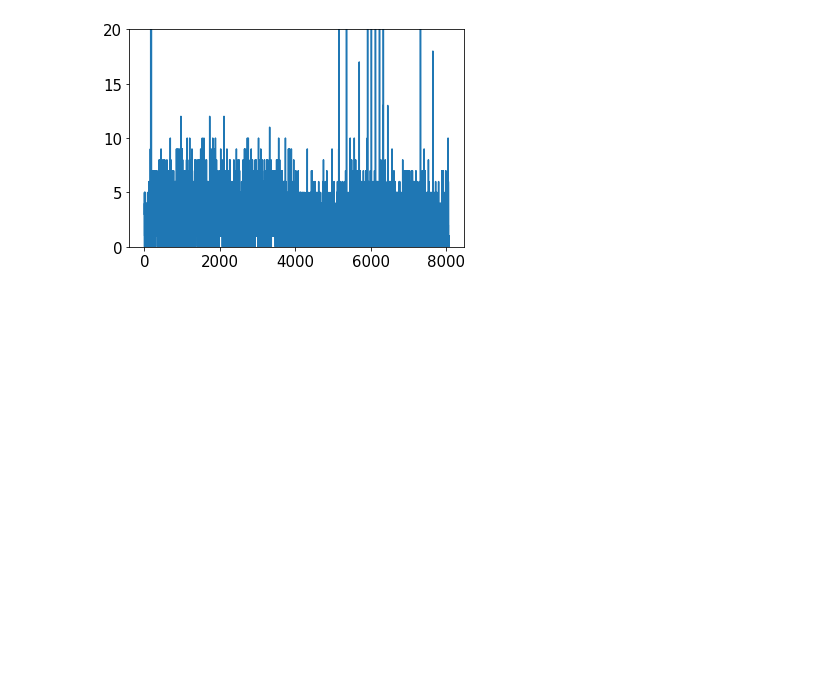
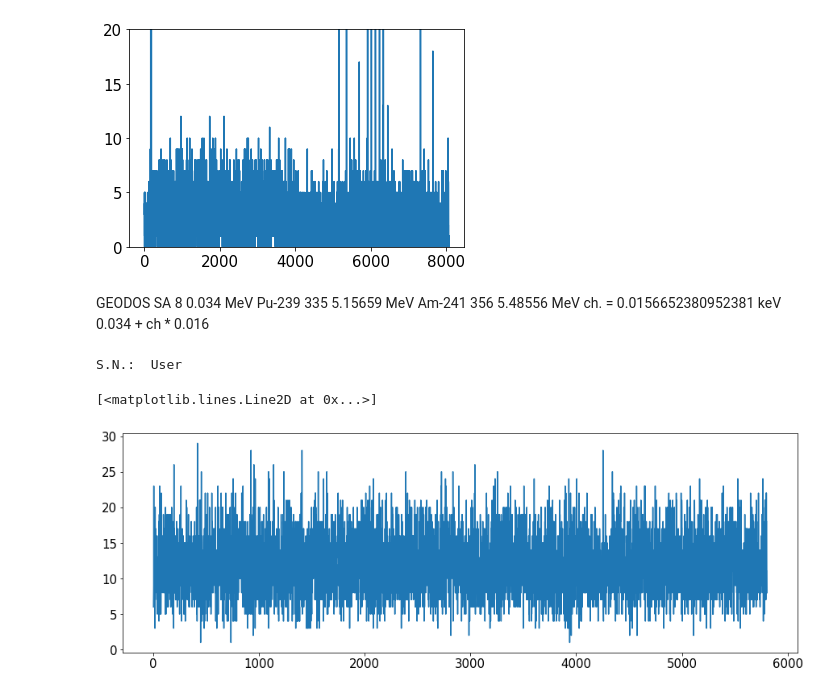
Before and after one commit to UniversalScientificTechnologies/LABDOS01, a Jupyter notebook: notebooks/data-parser.ipynb, the cells around one changed output. Saved outputs shown, nothing was run; the diff lists cells and outputs as text; code cells hidden in the pictures; blank space fills up the shorter version.

```diff
--- a/notebooks/data-parser.ipynb
+++ b/notebooks/data-parser.ipynb
@@ -529,3 +529,35 @@ plt.ylim(0,20)
 # %% [output]
 (0.0, 20.0)
 [figure]
+# %% [markdown]
+GEODOS SA
+8 0.034 MeV
+Pu-239 335 5.15659 MeV
+Am-241 356 5.48556 MeV
+ch. =  0.0156652380952381 keV
+0.034 + ch * 0.016
+# %%
+# Uranium glass
+fto = '/storage/experiments/2023/0301_SA/uranium_glass/0.TXT' #  File to Open
+#fto = '/storage/experiments/2023/0301_SA/PuAm/0.TXT' #  File to Open
+
+l=[]
+l.extend(range(0,505))
+df = pd.read_csv(fto, sep=',', header=None, names=l, comment='*', low_memory=False)#,engine='python' )
+df = df.reset_index(drop=True)
+sn3 = df.loc[df[0]=='$DOS'].iloc[0,5]
+print("S.N.: ", sn3)
+df = df.loc[df[0]=='$HIST']
+# %% [output]
+S.N.:  User
+# %%
+FIRST_CHANNEL = 8
+df['sum'] = df.iloc[:,FIRST_CHANNEL:-1].sum(axis=1)
+
+plt.figure(figsize=(15,5))
+matplotlib.rcParams.update({'font.size': 15})
+
+plt.plot(df['sum'])
+# %% [output]
+[<matplotlib.lines.Line2D at 0x...>]
+[figure, added]
```
Also changed, not shown: parts of 3 cells of this notebook, 3 other files.
